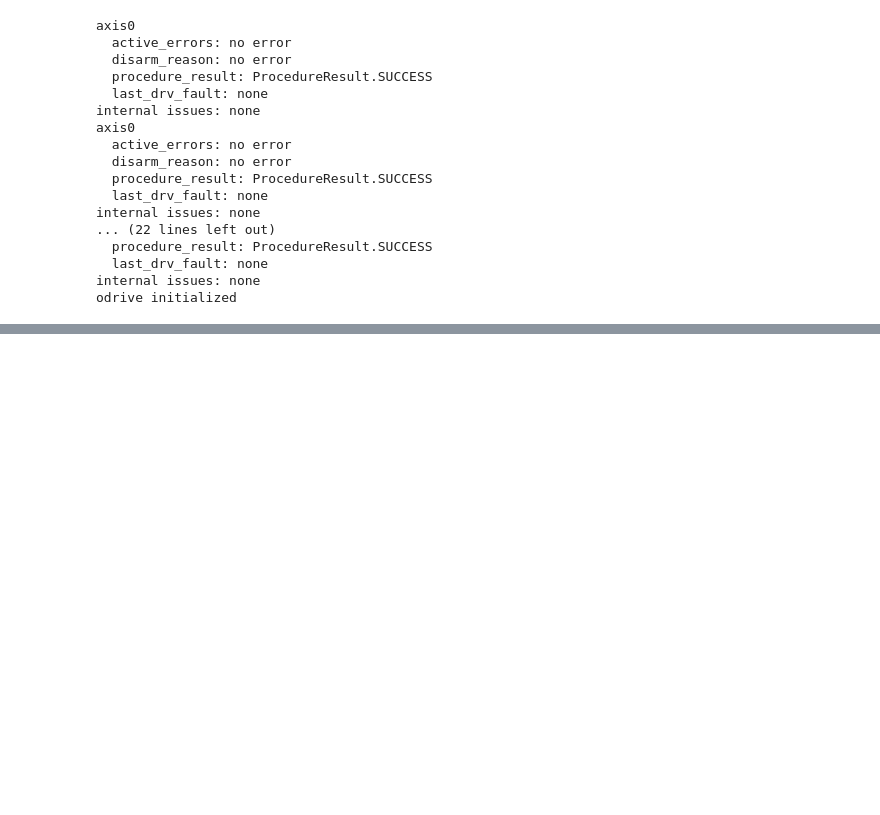
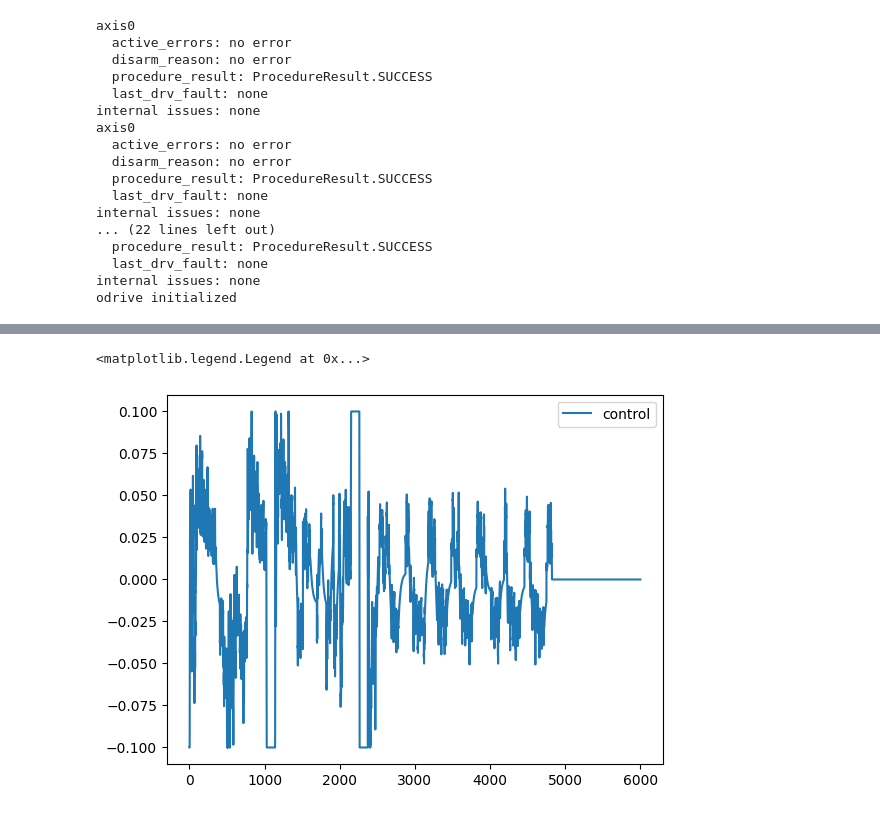
Before and after one commit to Rexlab-cartpole/Controller, a Jupyter notebook: lqr_stablizing.ipynb, the cells around one changed output, grey strips where cells are left out. Saved outputs shown, nothing was run; the diff lists cells and outputs as text; code cells hidden in the pictures; blank space fills up the shorter version.

```diff
--- a/lqr_stablizing.ipynb
+++ b/lqr_stablizing.ipynb
@@ -143,0 +266,11 @@ plt.show()
+# %%
+plt.plot(controls, label = "control")
+# plt.plot(errs)
+# plt.plot(np.vstack([states_lpf[:,0], states_lpf[:,2]]).T - np.tile(np.array([xg[0], xg[2]]),(len(states_lpf),1)))
+# plt.plot(x_sin)
+plt.ylim([-control_clamp*1.1, control_clamp*1.1])
+# plt.legend(["control", "pos err", "vel err", "traj_x", "traj_vel"])
+plt.legend(["control", "x", "vel", "traj_x", "traj_vel"])
+# %% [output]
+<matplotlib.legend.Legend at 0x...>
+[figure, added]
```
Also changed, not shown: parts of 15 cells of this notebook, 7 other files.
